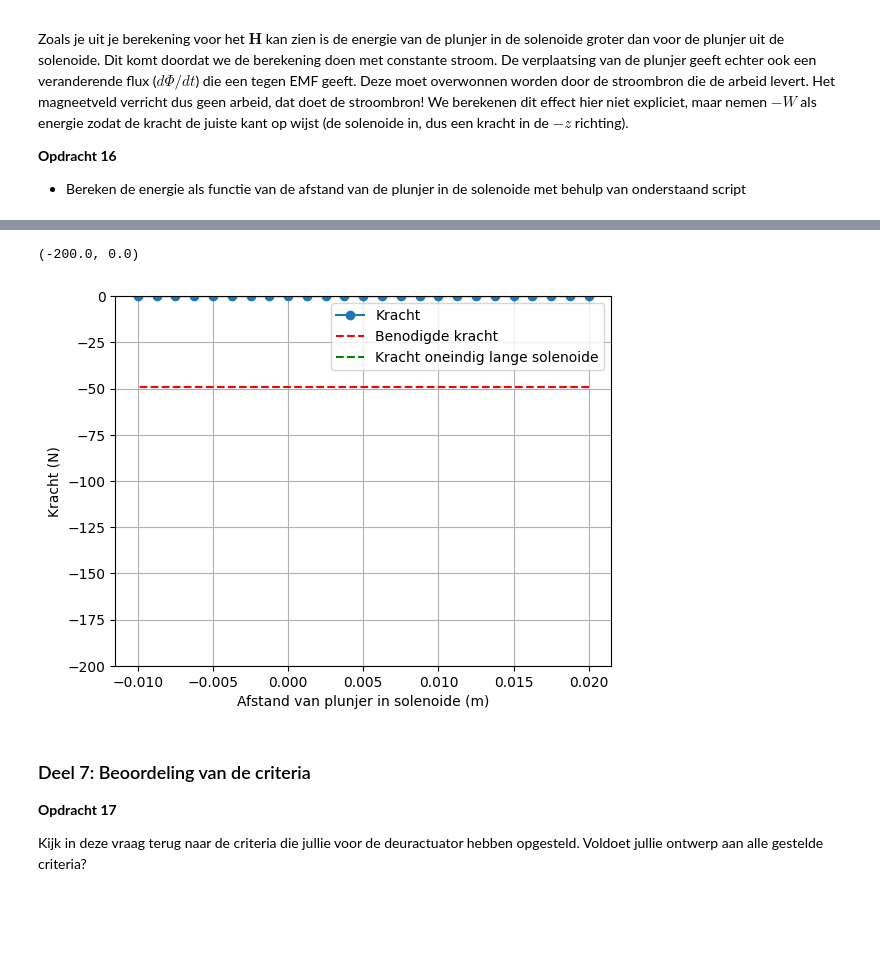
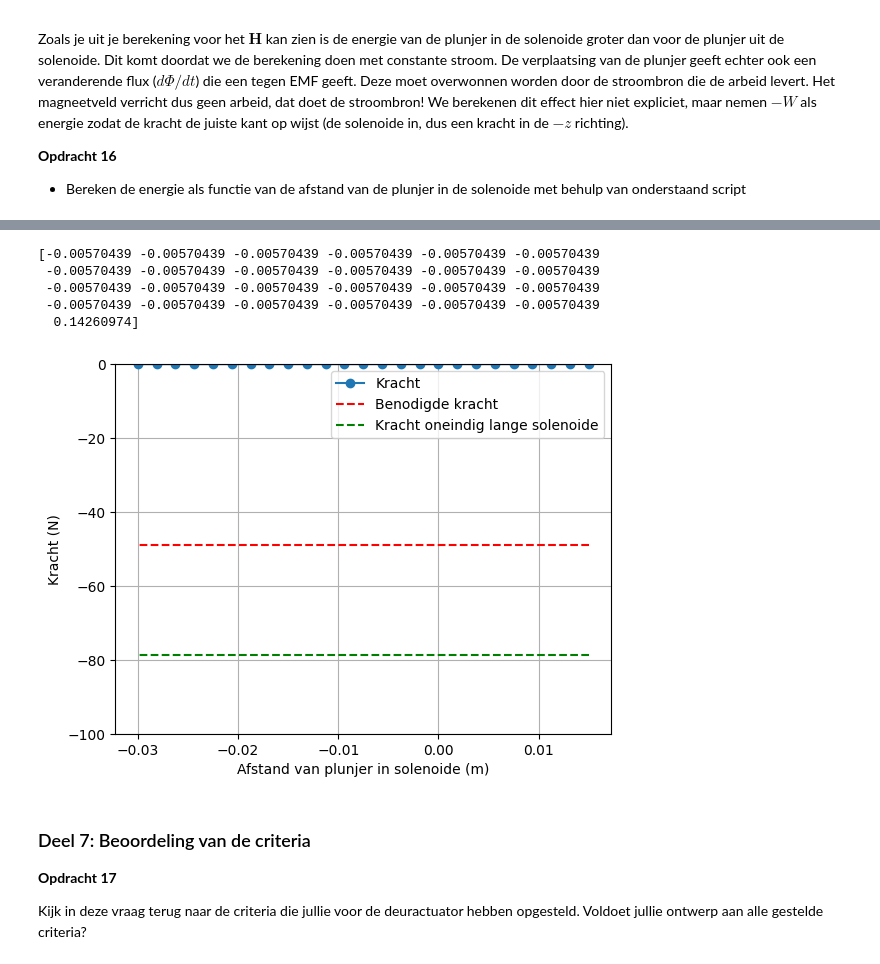
Before and after one commit to ElineSerpenti/opdrachten-DEF-D.EALSerpenti, a Jupyter notebook: Digital ontwerpopdracht 2/2KrachtactuatorOpdracht/KrachtactuatorOpdracht.ipynb, the cells around one changed output, grey strips where cells are left out. Cells and saved outputs as stored; diff of their text form; code cells hidden in the pictures; blank space fills up the shorter version.

```diff
--- a/Digital ontwerpopdracht 2/2KrachtactuatorOpdracht/KrachtactuatorOpdracht.ipynb
+++ b/Digital ontwerpopdracht 2/2KrachtactuatorOpdracht/KrachtactuatorOpdracht.ipynb
@@ -681,9 +681,9 @@ b. Bereken de $x$, $y$ en $z$ coordinaten.\
 c. Bereken de spoed, in eenheden van aantal omwentelingen per meter, en print dit.
 # %%
 # deur
-l_draad = 8.41 # Lengte draad
-r_sol = 0.01 # Straal solenoide
-L_sol = 0.03 # Lengte solenoide=
+l_draad_d = 8.41 # Lengte draad
+r_sol_d = 0.01 # Straal solenoide
+L_sol_d = 0.03 # Lengte solenoide=
 # N = # wikkelng
 #a
 # (Draadlengte})^2 = (Horizontale afstand)^2 + (Verticale afstand)^2
@@ -692,15 +692,15 @@ L_sol = 0.03 # Lengte solenoide=
 # verticale afstand = L_sol
 # draadlengte = l_draad
 # np.sqrt(l_draad**2 - L_sol**2)
-aantal_omwentelingen = l_draad / (2 * np.pi * r_sol)  # Aantal wikkeling
-print('Het aantal_omwentelingen is:', aantal_omwentelingen)
+aantal_omwentelingend = l_draad_d / (2 * np.pi * r_sol_d)  # Aantal wikkeling
+print('Het aantal_omwentelingen is:', aantal_omwentelingend)
 # b
 # N = aantal datapunten
 N_punten = 10000
-x, y, z = parametrisatie(N_punten, r_sol, aantal_omwentelingen, L_sol)
+x, y, z = parametrisatie(N_punten, r_sol_d, aantal_omwentelingend, L_sol_d)
 
 #c
-spoed = aantal_omwentelingen / L_sol
+spoed = aantal_omwentelingend / L_sol_d
 print(f"De spoed van de solenoïde is: {spoed:.2f} omwentelingen per meter")
 
 # plots
@@ -835,14 +835,18 @@ Omdat onze solenoide niet oneindig lang is zal het veld in de solenoide niet uni
 
 Bereken de $z$-component van het $\mathbf{H}$-veld op de as van de solenoide over het interval $z \in [0, 1.5L_s]$ in 25 stappen. Je moet nu dus op elk veld-punt met behulp Biot-Savart de bijdragen van alle stroomelementen integreren. Maak een grafiek van de $z$-component van het $\mathbf{H}$-veld tegen $z$.
 # %%
+# deuractuator
+l_draad = 8.41 # Lengte draad
+r_sol = 0.01 # Straal solenoide
+L_sol = 0.03 # Lengte solenoide
 n_ax=25
-z_ax=np.linspace(0, 1.5*L_sol/2, n_ax)      # voor elk van deze veldpunten moet de totale invloed van alle dl van de hele spoel worden gesommeerd # wwwaaorm gedeeld door 2!!!!!
+z_ax=np.linspace(0, 1.5*L_sol, n_ax)      # voor elk van deze veldpunten moet de totale invloed van alle dl van de hele spoel worden gesommeerd # wwwaaorm gedeeld door 2!!!!!
 print('L_sol:', L_sol, 'm')
 H_ax=np.zeros((n_ax,1))                     # kolom met 25 nullen
 N = n_stappen
 # aantal_omwent = aantal_omwentelingen
-print('aantal_omwentelingen:', aantal_omwentelingen)
-aantal_omwent = 1000
+print('aantal_omwentelingen:', aantal_omwentelingend)
+aantal_omwent = aantal_omwentelingend
 
 for i_field in range(n_ax):         # loopt langs z-as van solenoid
     print(f"\rIfield =  {i_field}", end="") # Print welk element van het veld nu berekend wordt.
@@ -856,7 +860,6 @@ for i_field in range(n_ax):         # loopt langs z-as van solenoid
     # selecting the z-component
     H_ax[i_field,0]=Hsimulated[2]           # H_ax is 25 lang in rij, en heeft 1 kolom. Vandaar de 0.
 
-
 # dit is nog een analytische uitdrukking die je kan uitrekenen voor de z-component op de as van een solenoide met eindige lengte
 H_veld_analytisch=(aantal_omwent*I/L_sol/2)*((L_sol/2-z_ax)/np.sqrt((z_ax- L_sol/2)**2 + r_sol**2)+(L_sol/2+z_ax)/np.sqrt((z_ax+ L_sol/2)**2 + r_sol**2))
 
@@ -888,7 +891,8 @@ Zoals je uit je berekening voor het $\mathbf{H}$ kan zien is de energie van de p
 # %%
 # integrate the field up to point z_p
 # Energie-dichtheid : du / dB = H -> u = 1/2 * mu * H^2 ( J/ m^2 )
-r_s = r_sl
+r_s = r_sd
+print(r_s)
 L_s = L_sol
 Wz=-0.5*np.pi*r_s**2*np.cumsum(np.flipud(H_ax)*mu_r*mu_0*np.flipud(H_ax))*(z_ax[1] - z_ax[0])           # Arbeid in z-richting = -1/2 * A * mu0 * mur * H ^2
 
@@ -904,16 +909,21 @@ plt.xlabel('Afstand van plunjer in solenoide (m)'), plt.ylabel('Energie (J)'), p
 # %%
 force_analytical = -mu_0*mu_r*np.pi*r_s**2*aantal_omwent**2*I**2/2/L_s**2 # Kracht uitrekenen numeriek
 force_numerical=np.diff(Wz, n=1, append=[0])/(z_ax[1] - z_ax[0]) # Kracht uitrekenen
 
 # Plotting the results
 plt.plot(L_s/2 - z_ax, np.flipud(force_numerical), '-o', label='Kracht')
 plt.plot(L_s/2 - z_ax, (-5*9.8)*np.ones(n_ax), '--r', label='Benodigde kracht')
 plt.plot(L_s/2 - z_ax, force_analytical*np.ones(n_ax), '--g', label='Kracht oneindig lange solenoide')
 plt.xlabel('Afstand van plunjer in solenoide (m)'), plt.ylabel('Kracht (N)'), plt.grid(), plt.legend()
-plt.ylim([-200, 0])
+plt.ylim([-100, 0])
+print(force_numerical)
 # %% [output]
-(-200.0, 0.0)
+[-0.00570439 -0.00570439 -0.00570439 -0.00570439 -0.00570439 -0.00570439
+ -0.00570439 -0.00570439 -0.00570439 -0.00570439 -0.00570439 -0.00570439
+ -0.00570439 -0.00570439 -0.00570439 -0.00570439 -0.00570439 -0.00570439
+ -0.00570439 -0.00570439 -0.00570439 -0.00570439 -0.00570439 -0.00570439
+  0.14260974]
-[figure, old version]
+[figure, new version]
 # %% [markdown]
 ### Deel 7: Beoordeling van de criteria
 **Opdracht 17**
```
Also changed, not shown: parts of 4 cells of this notebook.
